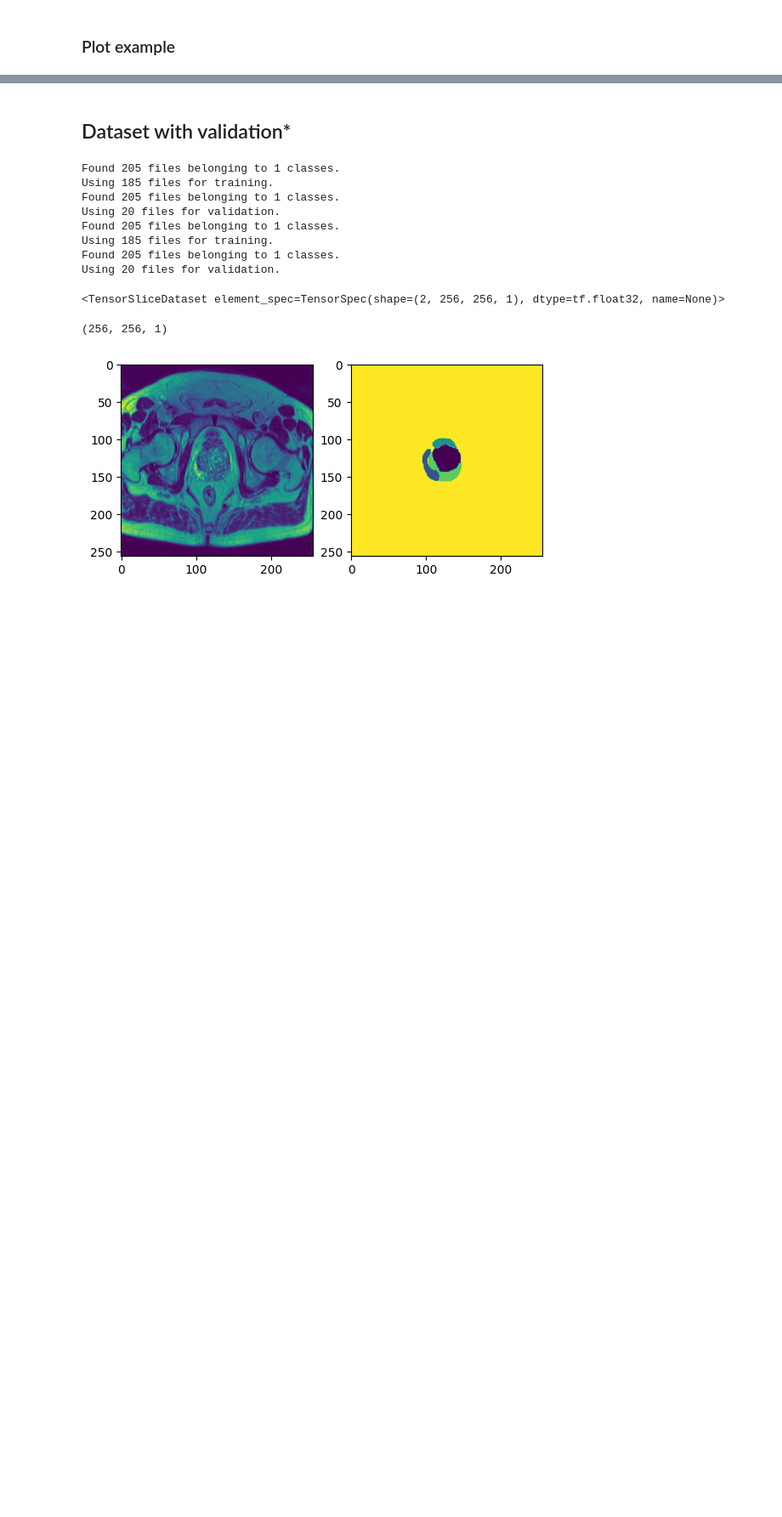
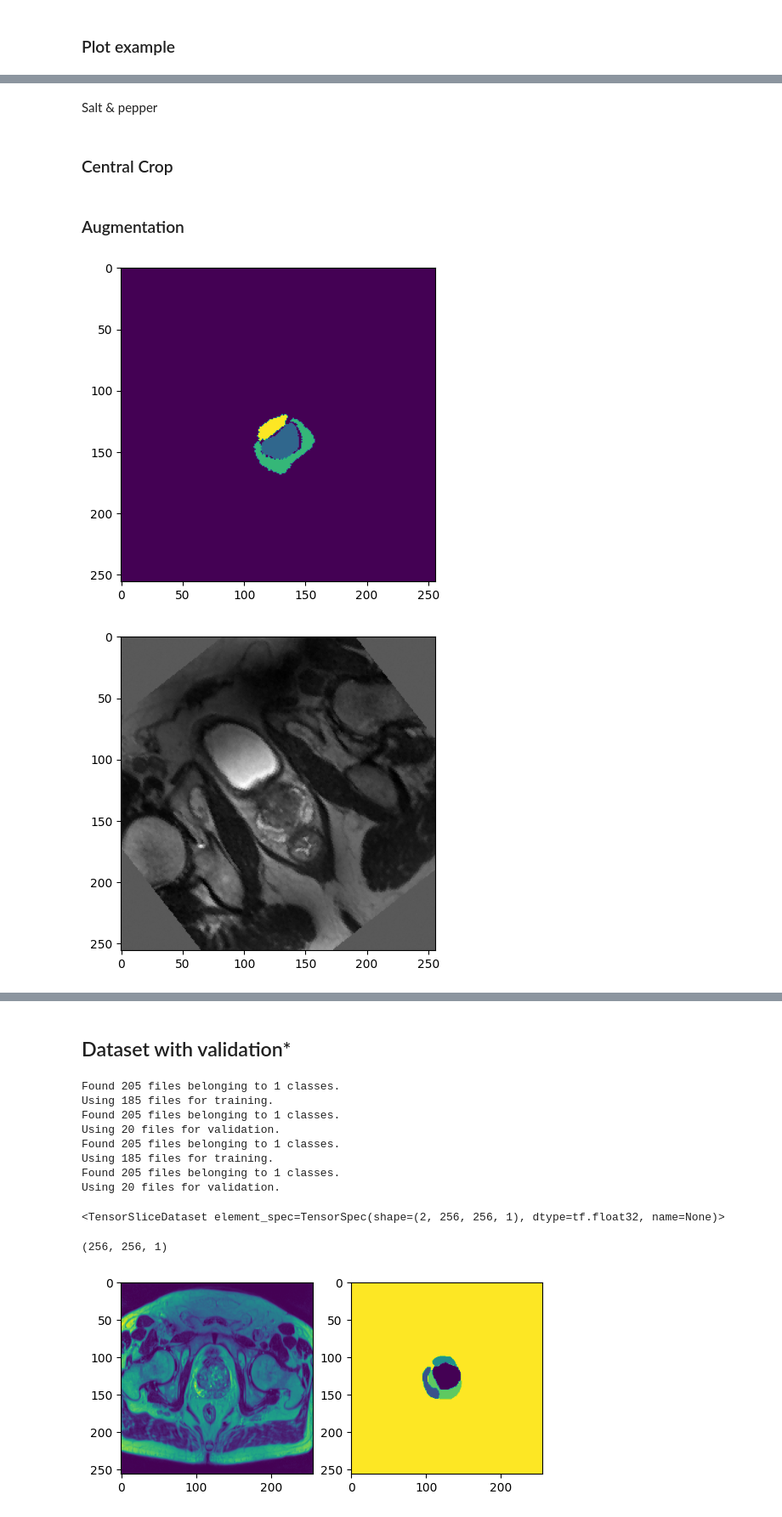
Before and after one commit to pabloquihui/Dataset_pca, a Jupyter notebook: keras_dataset.ipynb, the cells around one changed output, grey strips where cells are left out. Shown at 85% size. Cells and saved outputs as stored; diff of their text form; code cells hidden in the pictures; blank space fills up the shorter version.

```diff
--- a/keras_dataset.ipynb
+++ b/keras_dataset.ipynb
@@ -267,0 +391,2 @@ for i, j in test_data.take(1):
+# %% [markdown]
+Salt & pepper
@@ -267,0 +402,74 @@ for i, j in test_data.take(1):
+# %% [markdown]
+### Central Crop
+# %%
+def random_central_crop(image_mask, seed):
+    image, mask = image_mask
+    seed_int = int(seed[0])
+# Define the random range of central_fraction
+    min_fraction = 0.75
+    max_fraction = 1
+    # Generate random central_fraction
+    central_fraction = tf.random.stateless_uniform([1], seed, minval=min_fraction, maxval=max_fraction)
+    # Perform the central crop
+    image = tf.image.central_crop(image, central_fraction[0])
+    mask = tf.image.central_crop(mask, central_fraction[0])
+    image = tf.image.resize(image, [256,256])
+    mask = tf.image.resize(mask, [256, 256])
+    return image, mask, seed
+# %% [markdown]
+### Augmentation
+# %%
+def augment(image_mask, seed):
+    image, mask = image_mask
+    # new_seed = tf.random.experimental.stateless_split(seed, num=1)[0][0]
+    image, mask, xseed = random_central_crop((image, mask), seed)
+    image, mask, xseed = random_bright((image, mask), seed)
+    image, mask, xseed = random_contrast((image, mask), seed)
+    image, mask, xseed = random_flip((image, mask), seed)
+    image, mask, xseed = random_rotation((image, mask), seed)
+    image, mask, xseed = add_noise((image, mask), seed)
+    # image, mask = salt_and_pepper((image, mask), seed)
+    # new_seed = tf.random.experimental.stateless_split(seed, num=1)[0, :]
+
+    # image = tf.clip_by_value(image, 0, 1)
+    return image, mask
+
+
+counter = tf.data.experimental.Counter()
+training = tf.data.Dataset.zip((train_set, (counter, counter))).take(5)
+# print(training)
+temp_ds = training.map(augment, num_parallel_calls=tf.data.AUTOTUNE)
+# print(temp_ds)
+
+
+
+for i, j in temp_ds:
+    # print(tf.shape(i))
+    # print(tf.shape(j))
+    y = np.argmax(j[0].numpy(), axis=2)
+    plt.imshow(y)
+    plt.show()
+    plt.imshow(i[0].numpy(), cmap='gray')
+    plt.show()
+
+
+
+
+# for i, seed in temporary_ds.take(1):
+#     print(tf.shape(i[0][0]))
+#     # print(tf.shape(j))
+#     image = i[0][0]
+#     print(tf.shape(image).numpy())
+#     # image = tf.image.stateless_random_contrast(image, lower=0.9, upper=1, seed=seed)
+#     # image_2 = tf.image.stateless_random_brightness(image, max_delta=0.95, seed=seed)
+#     noise = tf.random.normal(shape=tf.shape(image).numpy(), mean=0.0, stddev=0.1, seed=seed)
+#     image_1 = tf.clip_by_value(image + noise, 0, 1)
+#     # y = np.argmax(j[0].numpy(), axis=2)
+#     # plt.imshow(y)
+#     # plt.show()
+#     plt.imshow(image_1.numpy(), cmap='gray')
+#     plt.show()
+# # print(np.max(image_2))
+# %% [output]
+[figure, added]
+[figure, added]
```
Also changed, not shown: parts of 34 cells of this notebook, 1 other file.
